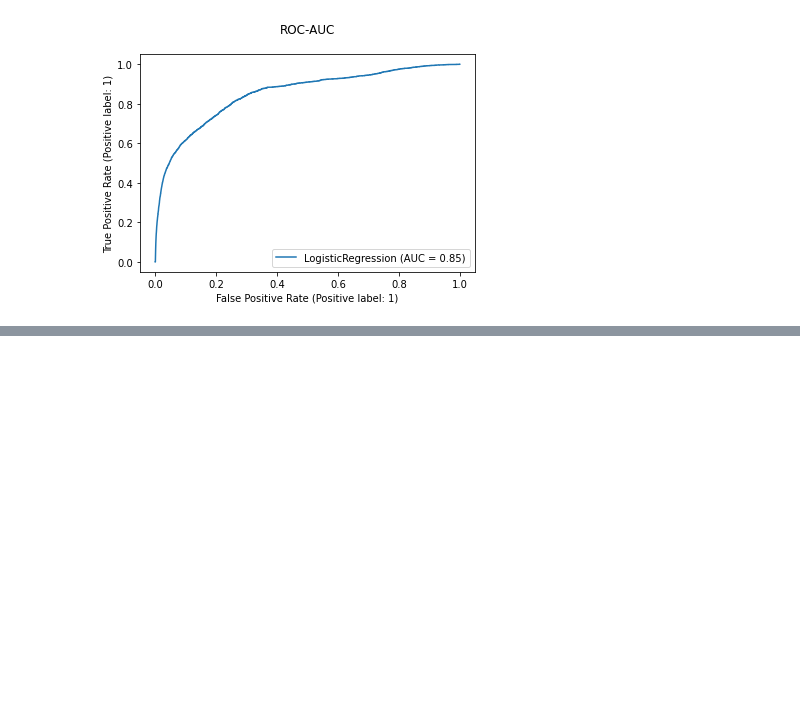
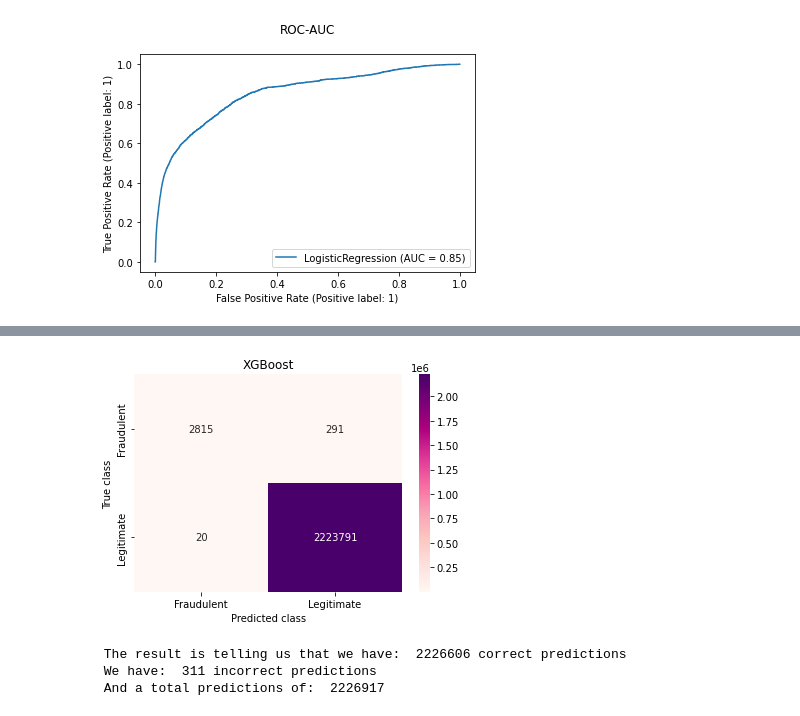
Before and after one commit to mirelaverebceanu/Transaction-Fraud-Detection, a Jupyter notebook: SyntheticDataAnalysis.ipynb, the cells around one changed output, grey strips where cells are left out. Drawn from its saved outputs; the diff is of its cells as text; code cells hidden in the pictures; blank space fills up the shorter version.

```diff
--- a/SyntheticDataAnalysis.ipynb
+++ b/SyntheticDataAnalysis.ipynb
@@ -382,0 +346,2 @@ plt.show()
+# %%
+y_predicted_xgb = m2_xgb.predict(X_test)
@@ -382,0 +361,7 @@ plt.show()
+# %%
+confusionMatrix(y_predicted_xgb, y_test, "XGBoost")
+# %% [output]
+[figure, added]
+ The result is telling us that we have:  2226606 correct predictions
+ We have:  311 incorrect predictions
+ And a total predictions of:  2226917
```
Also changed, not shown: parts of 17 cells of this notebook, 1 other file.
